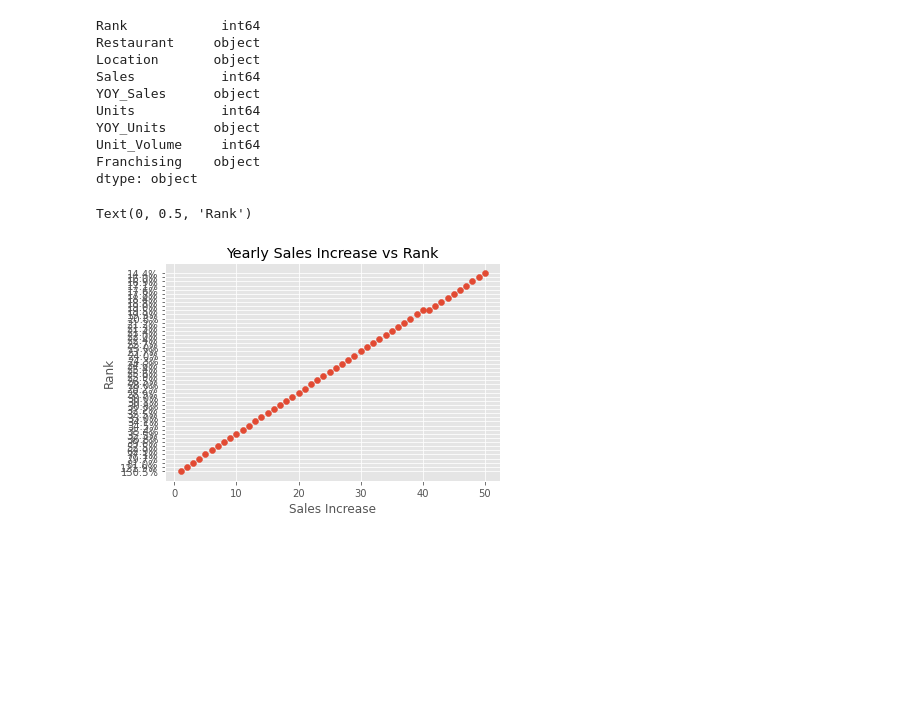
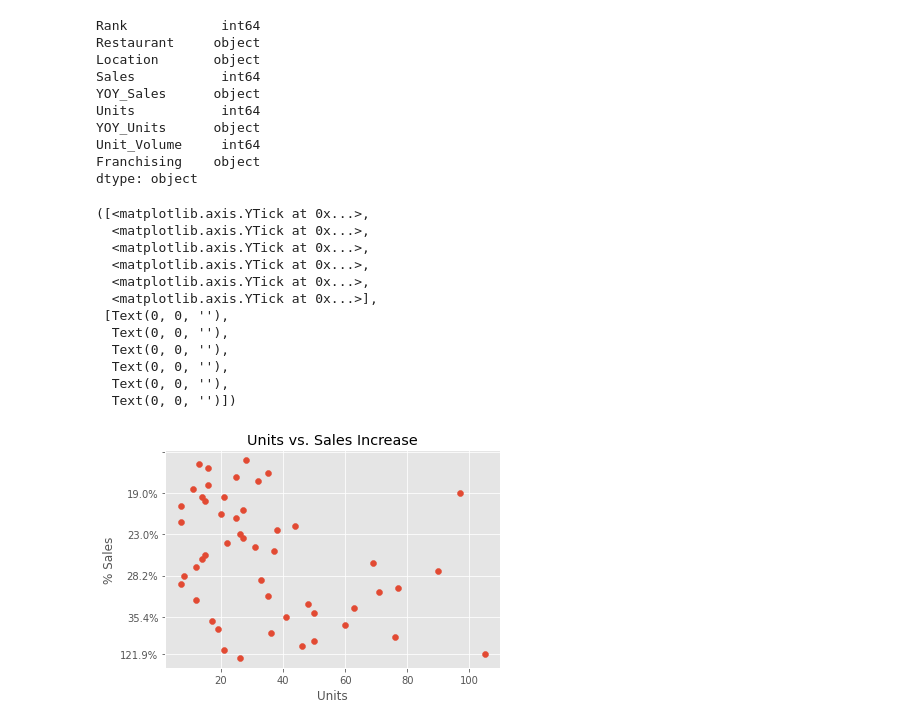
Before and after one commit to Eric0507/learn-python, a Jupyter notebook: restaurant-business-rankings-correlation.ipynb, the cells around one changed output. Saved outputs shown, nothing was run; the diff lists cells and outputs as text; code cells hidden in the pictures; blank space fills up the shorter version.

```diff
--- a/restaurant-business-rankings-correlation.ipynb
+++ b/restaurant-business-rankings-correlation.ipynb
@@ -371,12 +394,24 @@ Unit_Volume     int64
 Franchising    object
 dtype: object
 # %%
-plt.scatter(x = df3['Rank'], y = df3['YOY_Sales'])
+plt.scatter(x = df3['Units'], y = df3['YOY_Sales'])
 plt.show
 
-plt.title('Yearly Sales Increase vs Rank')
-plt.xlabel('Sales Increase')
-plt.ylabel('Rank')
+plt.title('Units vs. Sales Increase')
+plt.xlabel('Units')
+plt.ylabel('% Sales')
+plt.yticks([1,10,20,30,40,50])
 # %% [output]
-Text(0, 0.5, 'Rank')
+([<matplotlib.axis.YTick at 0x...>,
+  <matplotlib.axis.YTick at 0x...>,
+  <matplotlib.axis.YTick at 0x...>,
+  <matplotlib.axis.YTick at 0x...>,
+  <matplotlib.axis.YTick at 0x...>,
+  <matplotlib.axis.YTick at 0x...>],
+ [Text(0, 0, ''),
+  Text(0, 0, ''),
+  Text(0, 0, ''),
+  Text(0, 0, ''),
+  Text(0, 0, ''),
+  Text(0, 0, '')])
-[figure, old version]
+[figure, new version]
```
Also changed, not shown: parts of 10 cells of this notebook.
